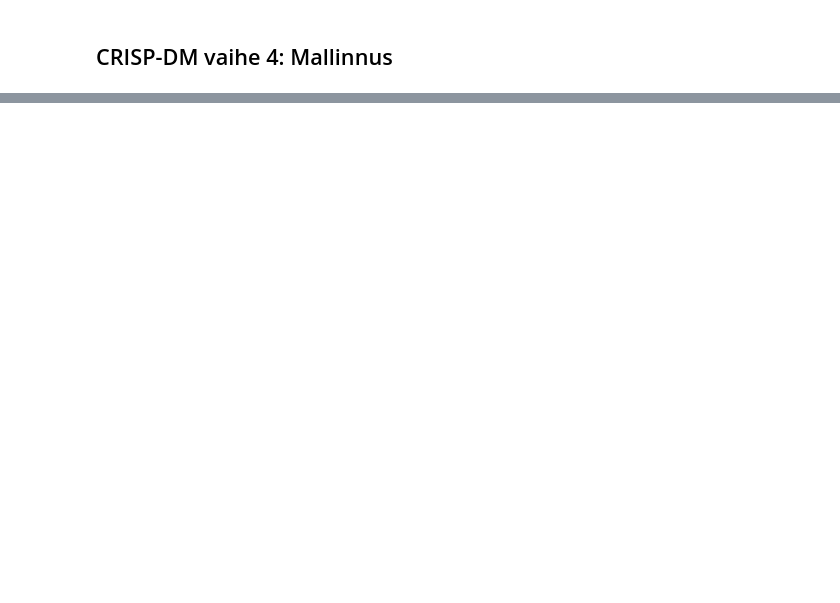
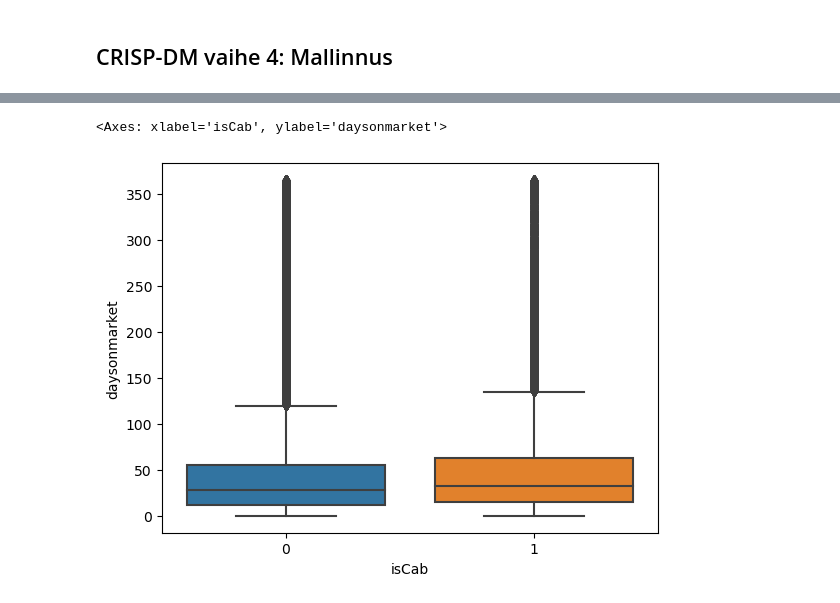
Before and after one commit to SallaLipasti/jamk-aida-projekti, a Jupyter notebook: taksit.ipynb, the cells around one changed output, grey strips where cells are left out. Drawn from its saved outputs; the diff is of its cells as text; code cells hidden in the pictures; blank space fills up the shorter version.

```diff
--- a/taksit.ipynb
+++ b/taksit.ipynb
@@ -487,0 +584,2 @@ Data on nyt valmis analyysiä varten. Tallennetaan se myöhempää käyttöä va
+# %%
+taksit2_df = taksit_df[(taksit_df['daysonmarket'] <= 365) & (taksit_df['year'] >= 1995)]
@@ -487,0 +623,3 @@ Data on nyt valmis analyysiä varten. Tallennetaan se myöhempää käyttöä va
+# %%
+taksit2_df = taksit2_df[taksit2_df['name'] != 'INFINITI Q70']
+# taksit2_df['name'].unique()
@@ -487,0 +659,5 @@ Data on nyt valmis analyysiä varten. Tallennetaan se myöhempää käyttöä va
+# %%
+sns.boxplot(x = 'isCab', y = 'daysonmarket', data = taksit2_df)
+# %% [output]
+<Axes: xlabel='isCab', ylabel='daysonmarket'>
+[figure, added]
```
Also changed, not shown: parts of 37 cells of this notebook.
